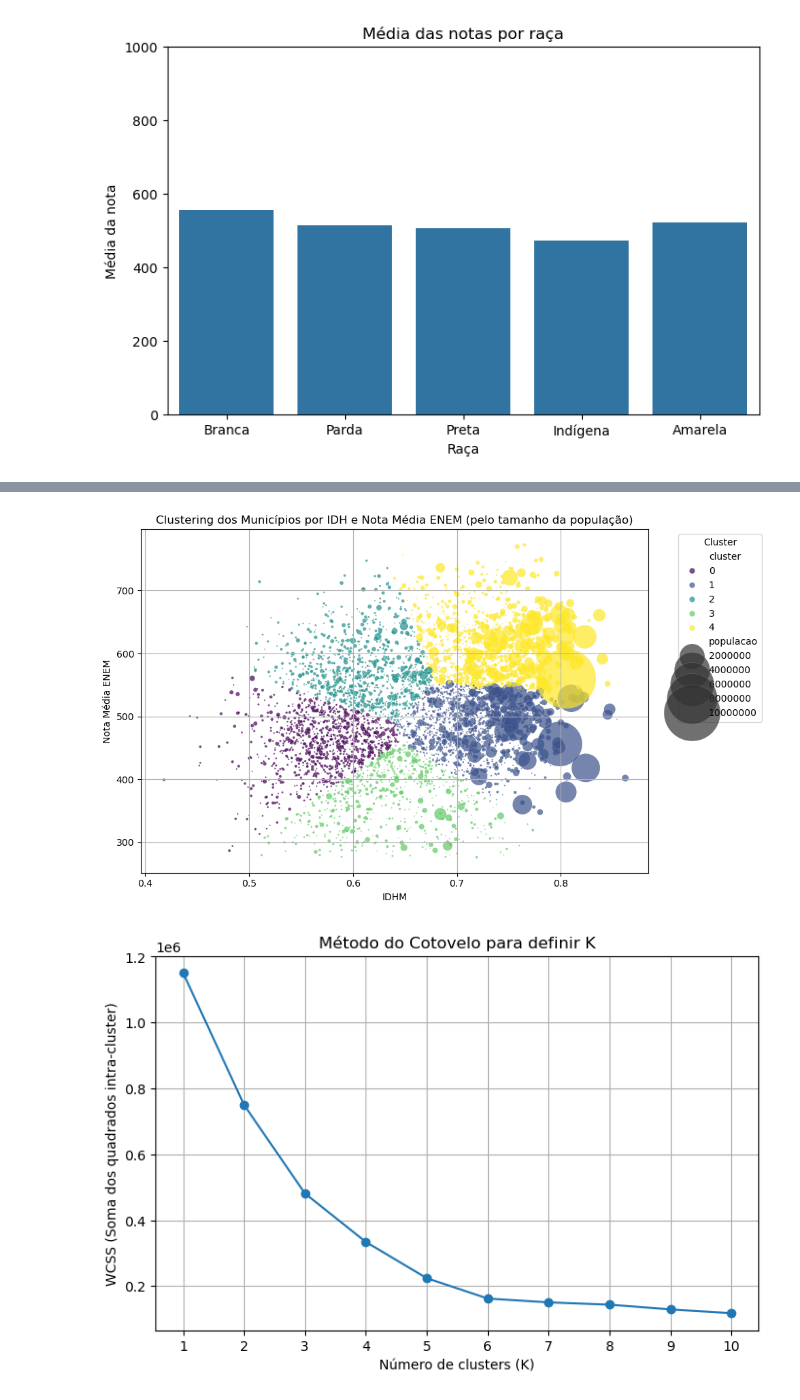
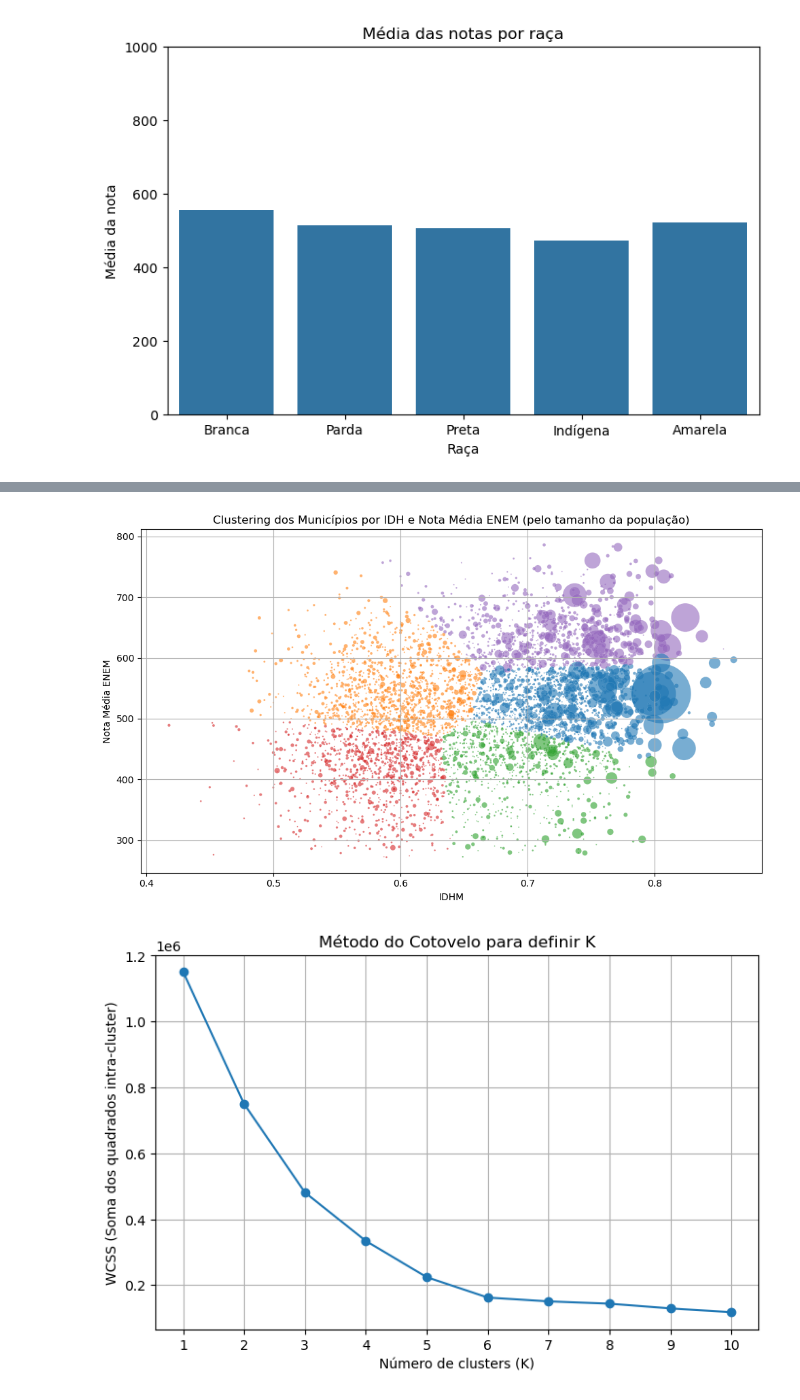
Before and after one commit to Vicente817/Grupo5_basico, a Jupyter notebook: distribuicoes e agrupamentos.ipynb, the cells around one changed output, grey strips where cells are left out. Saved outputs shown, nothing was run; the diff lists cells and outputs as text; code cells hidden in the pictures.

```diff
--- a/distribuicoes e agrupamentos.ipynb
+++ b/distribuicoes e agrupamentos.ipynb
@@ -574,9 +542,35 @@ from sklearn.cluster import KMeans
 from sklearn.preprocessing import StandardScaler
 import unidecode
 
-df_enem[df_enem['NO_MUNICIPIO_ESC'] == 'São Paulo']['NOTA_MEDIA'].mean()
 
 num_clusters = 5
+
+# Carrega os dados do censo por município:
+idh_m = pd.read_csv("mundo_onu_adh_municipio.csv.gz", sep=',', encoding='utf-8')
+
+# Carrega o tradutor de nomes de municípios:
+tradutor = pd.read_csv("br_bd_diretorios_brasil_municipio.csv.gz", sep=',', encoding='utf-8')
+
+# Junta os nomes
+idh_m = idh_m.merge(tradutor, on='id_municipio', how='left')
+
+
+# Filtra para o ano de 2010
+idh_m = idh_m.query('ano == 2010')
+
+# Merge com os dados do ENEM
+#idh_m['nome'] = idh_m['nome'].astype(str).str.upper().str.strip().apply(unidecode.unidecode)
+#df_enem['NO_MUNICIPIO_ESC'] = df_enem['NO_MUNICIPIO_ESC'].astype(str).str.upper().str.strip().apply(unidecode.unidecode)
+df_merged = pd.merge(idh_m, df_enem, left_on='nome', right_on='NO_MUNICIPIO_ESC', how='inner')
+df_merged = df_merged.sort_values(by='nome')
+
+
+
+# Filtros
+df_merged = df_merged.drop_duplicates(subset='nome', keep='first')
+df_merged = df_merged[df_merged['idhm'] > 0]
+#df_merged = df_merged[df_merged['populacao'] > 1000000]
+#print(df_merged[df_merged['id_municipio'] == 3550308])
 
 
 # Seleciona colunas para cluster + população
@@ -584,39 +578,64 @@ df_cluster = df_merged[['NOTA_MEDIA', 'idhm', 'populacao']].dropna()
 
 
 # Normaliza as variáveis (exceto população)
 scaler = StandardScaler()
 X_scaled = scaler.fit_transform(df_cluster[['NOTA_MEDIA', 'idhm']])
 
 # KMeans
 kmeans = KMeans(n_clusters=num_clusters, random_state=42)
 clusters = kmeans.fit_predict(X_scaled)
 
 # Adiciona os clusters e população de volta
 df_cluster = df_cluster.copy()
 df_cluster['cluster'] = clusters
 
-# Visualização com tamanho dos pontos proporcional à população
+
+
+# Define a paleta
+custom_palette = ['#1f77b4', '#ff7f0e', '#2ca02c', '#d62728', '#9467bd']
+
+
+# Visualização com tamanho dos pontos proporcional a população
 plt.figure(figsize=(10,6))
 sns.scatterplot(
     data=df_cluster,
     x='idhm',
     y='NOTA_MEDIA',
     hue='cluster',
     size='populacao',
-    sizes=(1, 4000),  # escala do tamanho dos pontos
-    palette='viridis',
-    alpha=0.7
+    sizes=(1, 4000),  # escala do tamanho dos pontos pra reduzir municipios pequenos
+    palette=custom_palette, #'viridis',
+    legend=False,
+    alpha=0.6
 )
+
+#código pra inserir centroides no gráfico
+'''
+# Obtém os centroides no espaço original
+centroids_scaled = kmeans.cluster_centers_
+centroids_original = scaler.inverse_transform(centroids_scaled)
+# Adiciona os centroides ao gráfico
+plt.scatter(
+    centroids_original[:, 1],  # IDHM (segunda coluna)
+    centroids_original[:, 0],  # NOTA_MEDIA (primeira coluna)
+    c='red',
+    marker='X',
+    s=200,
+    edgecolor='black',
+    label='Centroides'
+)
+'''
+
 plt.title('Clustering dos Municípios por IDH e Nota Média ENEM (pelo tamanho da população)')
 plt.xlabel('IDHM')
 plt.ylabel('Nota Média ENEM')
-plt.legend(title='Cluster', bbox_to_anchor=(1.05, 1), loc='upper left')
+#plt.legend(title='Cluster', bbox_to_anchor=(1.05, 1), loc='upper left')
 plt.grid(True)
 plt.tight_layout()
 plt.savefig('plots/Mapas/Mapa de IDH por nota e população.png', dpi=300) # Salva o plot na subpaste de plots
 plt.show()
 # %% [output]
-[figure, old version]
+[figure, new version]
 # %%
 from sklearn.preprocessing import StandardScaler
 
```
Also changed, not shown: parts of 14 cells of this notebook, 2 other files.
